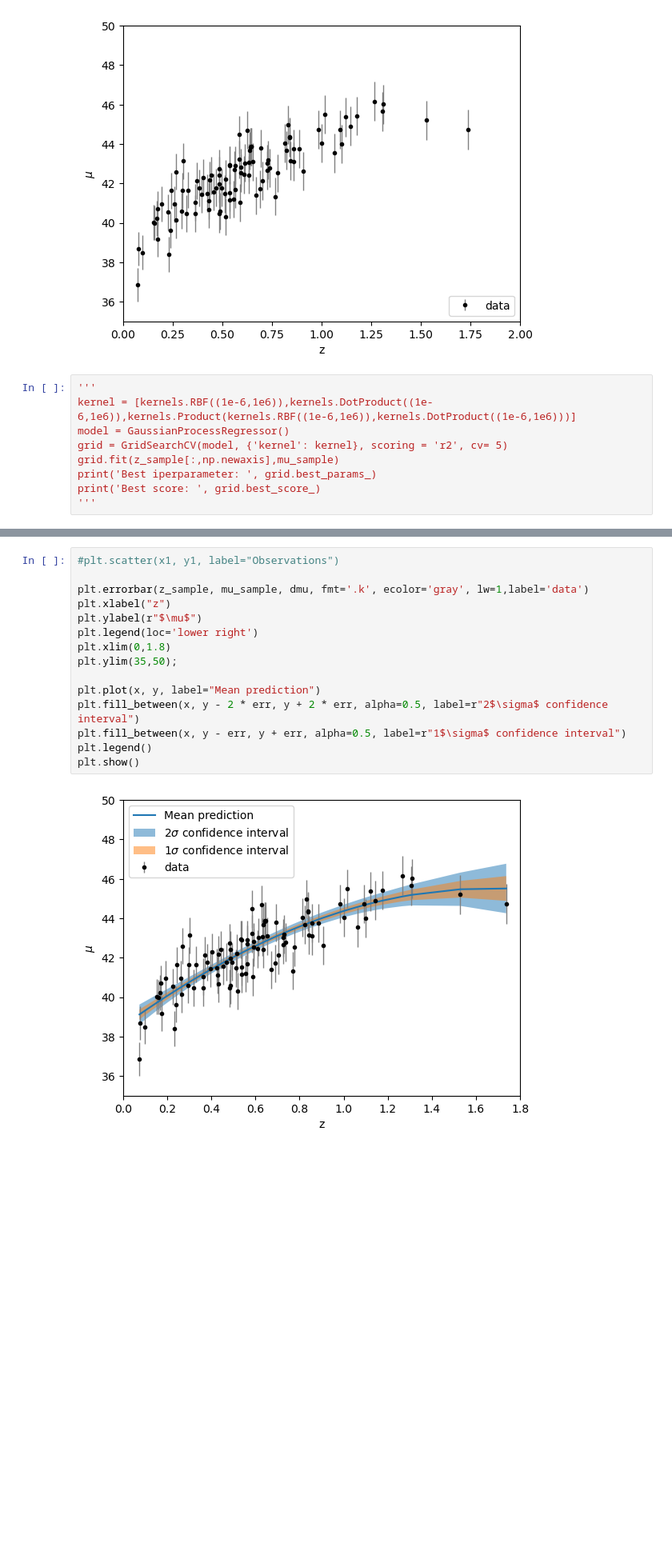
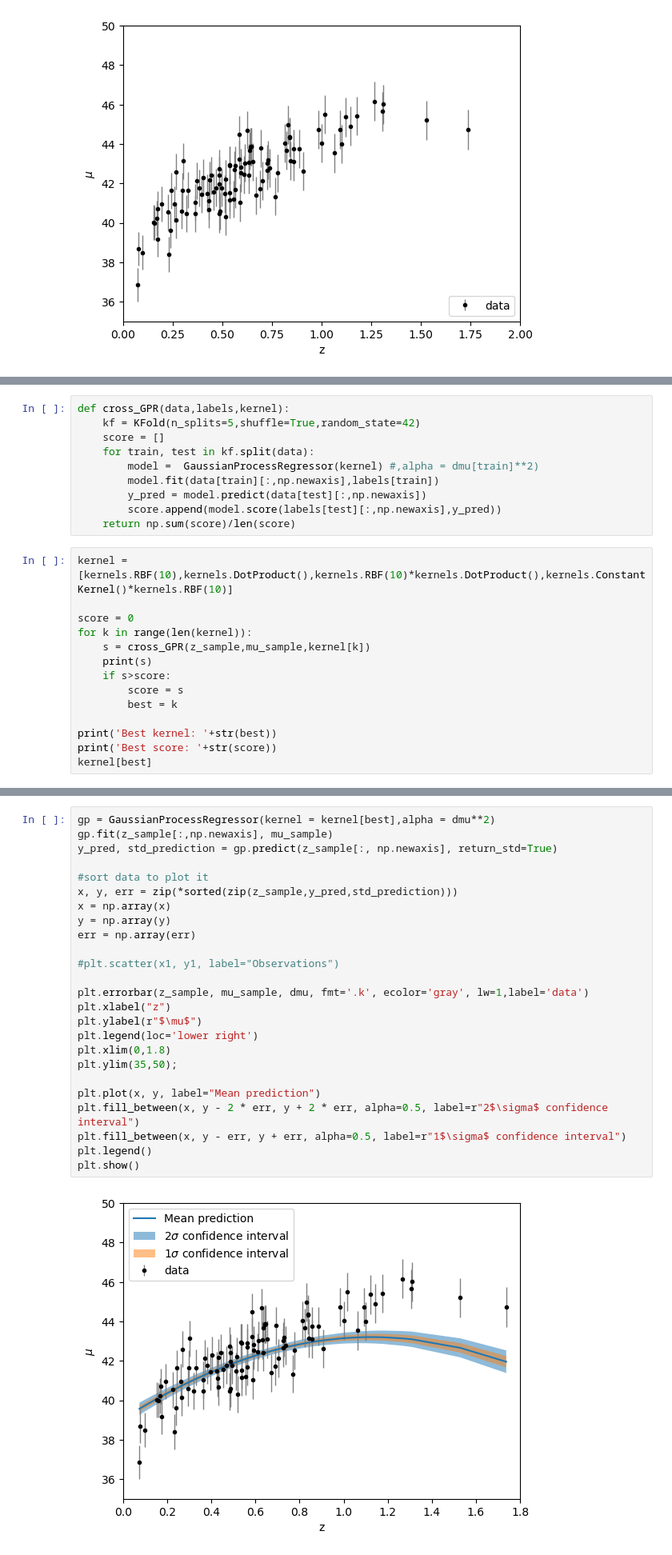
Before and after one commit to Giulia-Foroni/astrostatistics, a Jupyter notebook: lez18/GPR.ipynb, the cells around one changed output, grey strips where cells are left out. Shown at 80% size. Drawn from its saved outputs; the diff is of its cells as text; blank space fills up the shorter version.

```diff
--- a/lez18/GPR.ipynb
+++ b/lez18/GPR.ipynb
@@ -60,12 +58,3 @@ plt.xlim(0,2)
 plt.ylim(35,50);
 # %% [output]
 [figure]
-# %%
-'''
-kernel = [kernels.RBF((1e-6,1e6)),kernels.DotProduct((1e-6,1e6)),kernels.Product(kernels.RBF((1e-6,1e6)),kernels.DotProduct((1e-6,1e6)))]
-model = GaussianProcessRegressor()
-grid = GridSearchCV(model, {'kernel': kernel}, scoring = 'r2', cv= 5)
-grid.fit(z_sample[:,np.newaxis],mu_sample)
-print('Best iperparameter: ', grid.best_params_)
-print('Best score: ', grid.best_score_)
-'''
@@ -190,0 +61,24 @@ err = np.array(err)
+# %%
+def cross_GPR(data,labels,kernel):
+    kf = KFold(n_splits=5,shuffle=True,random_state=42)
+    score = []
+    for train, test in kf.split(data):
+        model =  GaussianProcessRegressor(kernel) #,alpha = dmu[train]**2)
+        model.fit(data[train][:,np.newaxis],labels[train])
+        y_pred = model.predict(data[test][:,np.newaxis])
+        score.append(model.score(labels[test][:,np.newaxis],y_pred))
+    return np.sum(score)/len(score)
+# %%
+kernel = [kernels.RBF(10),kernels.DotProduct(),kernels.RBF(10)*kernels.DotProduct(),kernels.ConstantKernel()*kernels.RBF(10)]
+
+score = 0
+for k in range(len(kernel)):
+    s = cross_GPR(z_sample,mu_sample,kernel[k])
+    print(s)
+    if s>score:
+        score = s
+        best = k
+
+print('Best kernel: '+str(best))
+print('Best score: '+str(score))
+kernel[best]
@@ -191,17 +98,27 @@ err = np.array(err)
 # %%
+gp = GaussianProcessRegressor(kernel = kernel[best],alpha = dmu**2)
+gp.fit(z_sample[:,np.newaxis], mu_sample)
+y_pred, std_prediction = gp.predict(z_sample[:, np.newaxis], return_std=True)
+
+#sort data to plot it
+x, y, err = zip(*sorted(zip(z_sample,y_pred,std_prediction)))
+x = np.array(x)
+y = np.array(y)
+err = np.array(err)
+
 #plt.scatter(x1, y1, label="Observations")
 
 plt.errorbar(z_sample, mu_sample, dmu, fmt='.k', ecolor='gray', lw=1,label='data')
 plt.xlabel("z")
 plt.ylabel(r"$\mu$")
 plt.legend(loc='lower right')
 plt.xlim(0,1.8)
 plt.ylim(35,50);
 
 plt.plot(x, y, label="Mean prediction")
 plt.fill_between(x, y - 2 * err, y + 2 * err, alpha=0.5, label=r"2$\sigma$ confidence interval")
 plt.fill_between(x, y - err, y + err, alpha=0.5, label=r"1$\sigma$ confidence interval")
 plt.legend()
 plt.show()
 # %% [output]
-[figure, old version]
+[figure, new version]
```
Also changed, not shown: parts of 25 cells of this notebook, 1 other file.
